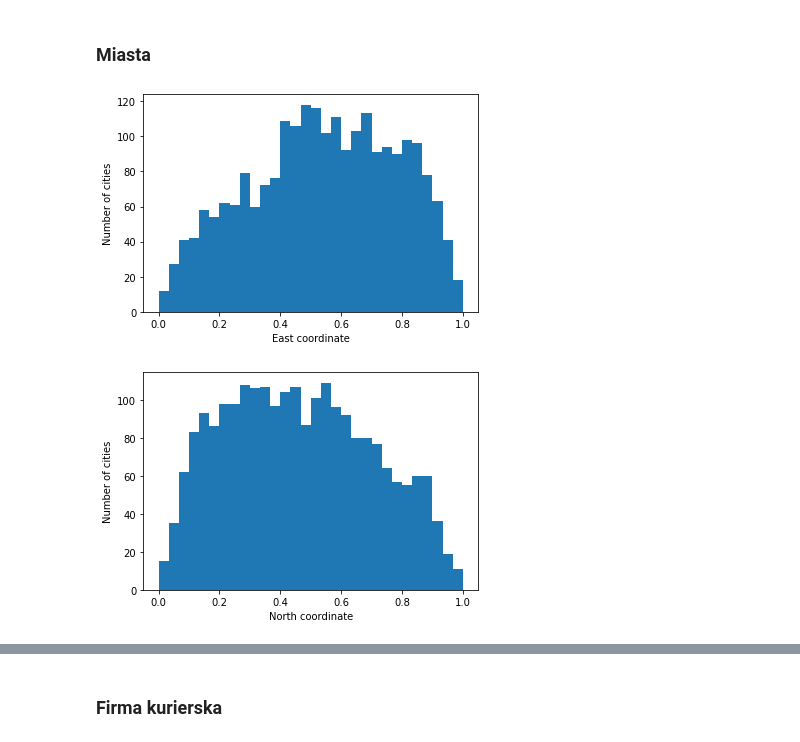
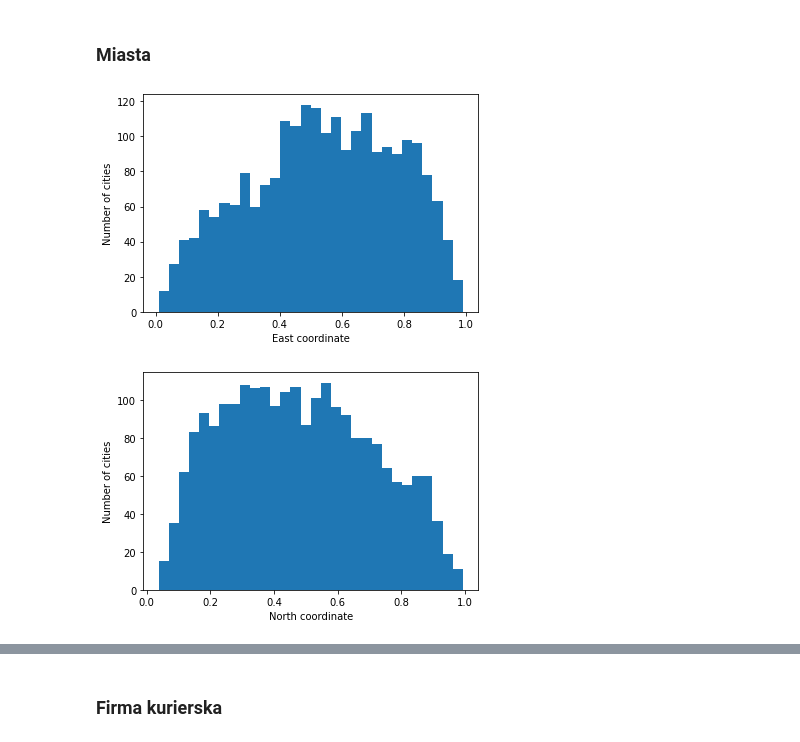
Before and after one commit to plibera/IUM_Project, a Jupyter notebook: models.ipynb, the cells around one changed output, grey strips where cells are left out. Saved outputs shown, nothing was run; the diff lists cells and outputs as text; code cells hidden in the pictures.

```diff
--- a/models.ipynb
+++ b/models.ipynb
@@ -113,10 +113,10 @@ extendedDataDF
 # Read cities coordinates from csv file
 # Strip cities names of whitespaces and convert coordinates to floats [degrees] by dividing minutes by 60
 # City data contains few cities outside Poland, so we skip them using the following bounds
-minEastCoord = 14
-maxEastCoord = 24.2
+minEastCoord = 14.11
+maxEastCoord = 24.15
 minNorthCoord = 49
-maxNorthCoord = 55
+maxNorthCoord = 54.84
 
 cityDatabaseNames = []
 cityDatabaseCoords = []
@@ -128,43 +128,37 @@ with open(citiesPath, newline='') as csvfile:
             cell = cell.strip()
             if len(cell) > 1:
                 if cell[-1] == 'E' or cell[-1] == 'N':
                     numericCoord = float(cell[0:2]) + float(cell[3:5])/60
                     coordRow.append(numericCoord)
                 else:
                     cityDatabaseNames.append(cell)
         if coordRow[0] >= minEastCoord and \
            coordRow[0] <= maxEastCoord and \
            coordRow[1] >= minNorthCoord and \
            coordRow[1] <= maxNorthCoord:
             cityDatabaseCoords.append(coordRow)
         else:
             del cityDatabaseNames[-1]
 
 
 #Convert to numpy
 citiesCoordinatesDataArray = np.array(cityDatabaseCoords)
 
-# Normalize coordinates in the given range
-minEast = min(citiesCoordinatesDataArray[:, 0])
-maxEast = max(citiesCoordinatesDataArray[:, 0])
-minNorth = min(citiesCoordinatesDataArray[:, 1])
-maxNorth = max(citiesCoordinatesDataArray[:, 1])
-
-citiesCoordinatesDataArray[:, 0] = (citiesCoordinatesDataArray[:, 0]-minEast)/(maxEast-minEast)
-citiesCoordinatesDataArray[:, 1] = (citiesCoordinatesDataArray[:, 1]-minNorth)/(maxNorth-minNorth)
+citiesCoordinatesDataArray[:, 0] = (citiesCoordinatesDataArray[:, 0]-minEastCoord)/(maxEastCoord-minEastCoord)
+citiesCoordinatesDataArray[:, 1] = (citiesCoordinatesDataArray[:, 1]-minNorthCoord)/(maxNorthCoord-minNorthCoord)
 
 plt.hist(citiesCoordinatesDataArray[:,0], bins=30, density=False)
 plt.xlabel("East coordinate")
 plt.ylabel("Number of cities")
 plt.show()
 
 plt.hist(citiesCoordinatesDataArray[:,1], bins=30, density=False)
 plt.xlabel("North coordinate")
 plt.ylabel("Number of cities")
 plt.show()
 # %% [output]
-[figure, old version]
+[figure, new version]
-[figure, old version]
+[figure, new version]
 # %%
 # Get city attribute
 citiesNames = pysqldf("SELECT City FROM projectedDataDF;").to_numpy()
```
Also changed, not shown: parts of 15 cells of this notebook.
